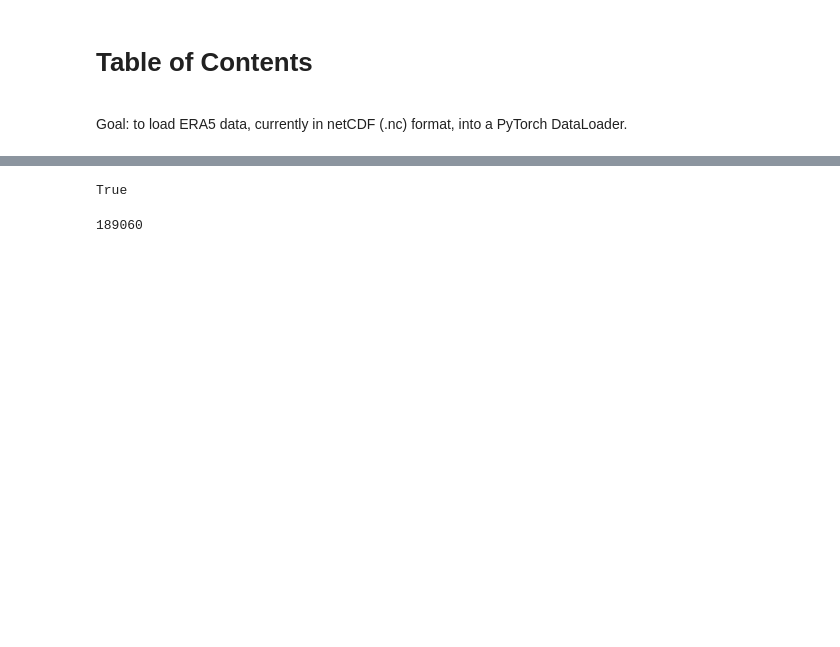
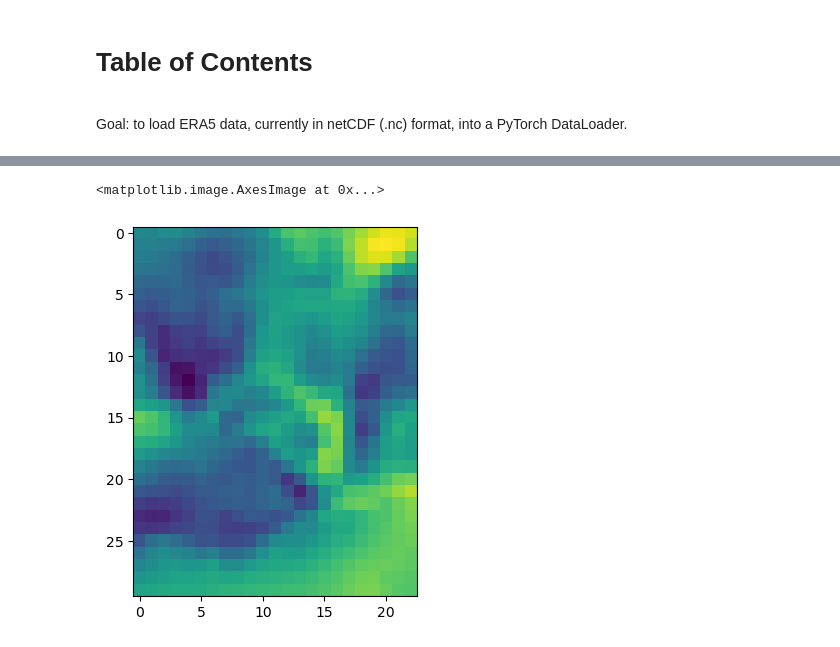
Before and after one commit to ghostpress/rainfall-pde-ml, a Jupyter notebook: src/temperature/notebooks/ExploreERA5.ipynb, the cells around one changed output, grey strips where cells are left out. Cells and saved outputs as stored; diff of their text form; code cells hidden in the pictures; blank space fills up the shorter version.

```diff
--- a/src/temperature/notebooks/ExploreERA5.ipynb
+++ b/src/temperature/notebooks/ExploreERA5.ipynb
@@ -21,5 +21,5 @@ from scipy.stats import skew, kurtosis
 from statsmodels.tsa.seasonal import STL
 from datetime import datetime
 # %%
-nc1 = nc.Dataset("/home/lucia/projects/FORMES/rainfall-pde-ml/data/ERA5/adaptor.mars.internal-1694561758.005058-21556-12-0ac6d6fe-cd78-40da-b101-c492099ec0aa.nc")
-nc2 = nc.Dataset("/home/lucia/projects/FORMES/rainfall-pde-ml/data/ERA5/adaptor.mars.internal-1694615551.8129032-10691-7-c8fec31b-dab0-47ee-8c05-95d6f3af1e3d.nc")
+nc1 = nc.Dataset("/home/lucia/projects/FORMES/rainfall-pde-ml/data/ERA5/file1.nc")
+nc2 = nc.Dataset("/home/lucia/projects/FORMES/rainfall-pde-ml/data/ERA5/file2.nc")
@@ -90,4 +25,0 @@ b = precip[:, 1, :, :].shape
-# %%
-np.array_equal(a,b)
-# %% [output]
-True
@@ -96,4 +25,0 @@ precip = precip[:,0,:,:]
-# %%
-np.ma.count_masked(precip)
-# %% [output]
-189060
@@ -100 +29,6 @@ np.ma.count_masked(precip)
+# %%
+plt.imshow(nc1.variables["t2m"][:][1000, :, :])
+# %% [output]
+<matplotlib.image.AxesImage at 0x...>
+[figure, added]
 # %%
```
Also changed, not shown: parts of 18 cells of this notebook.
